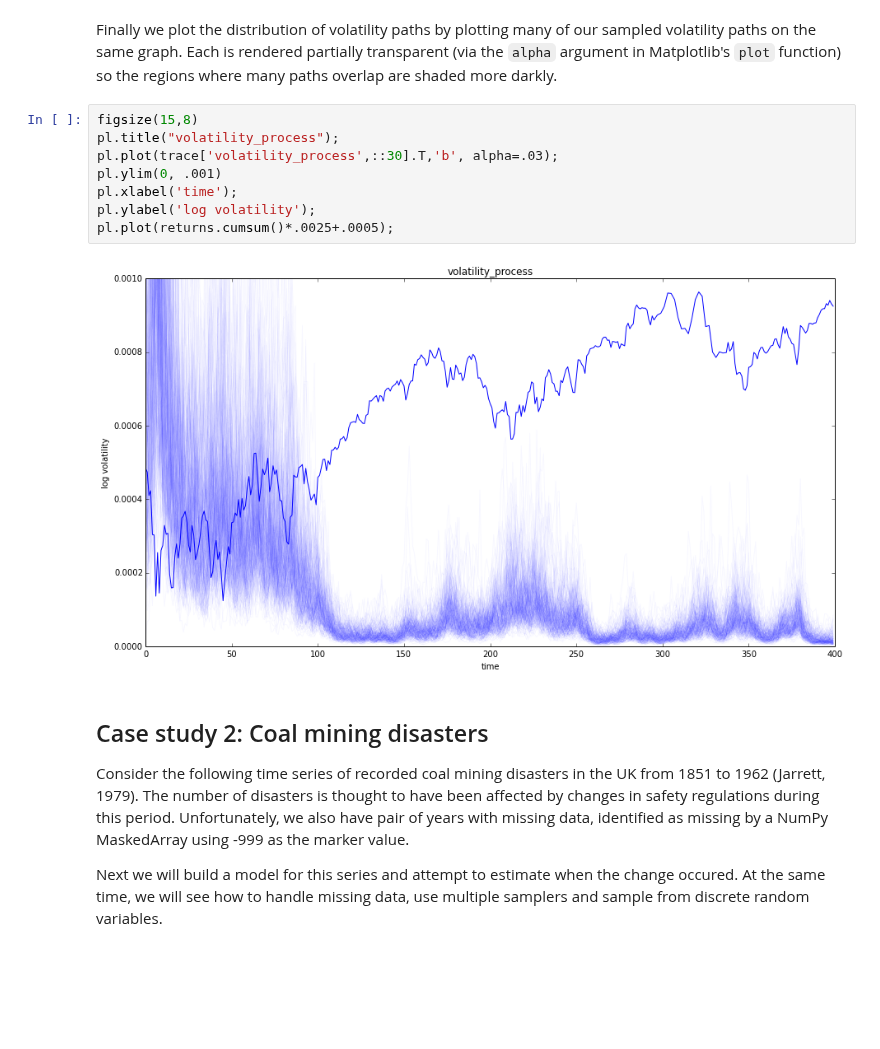
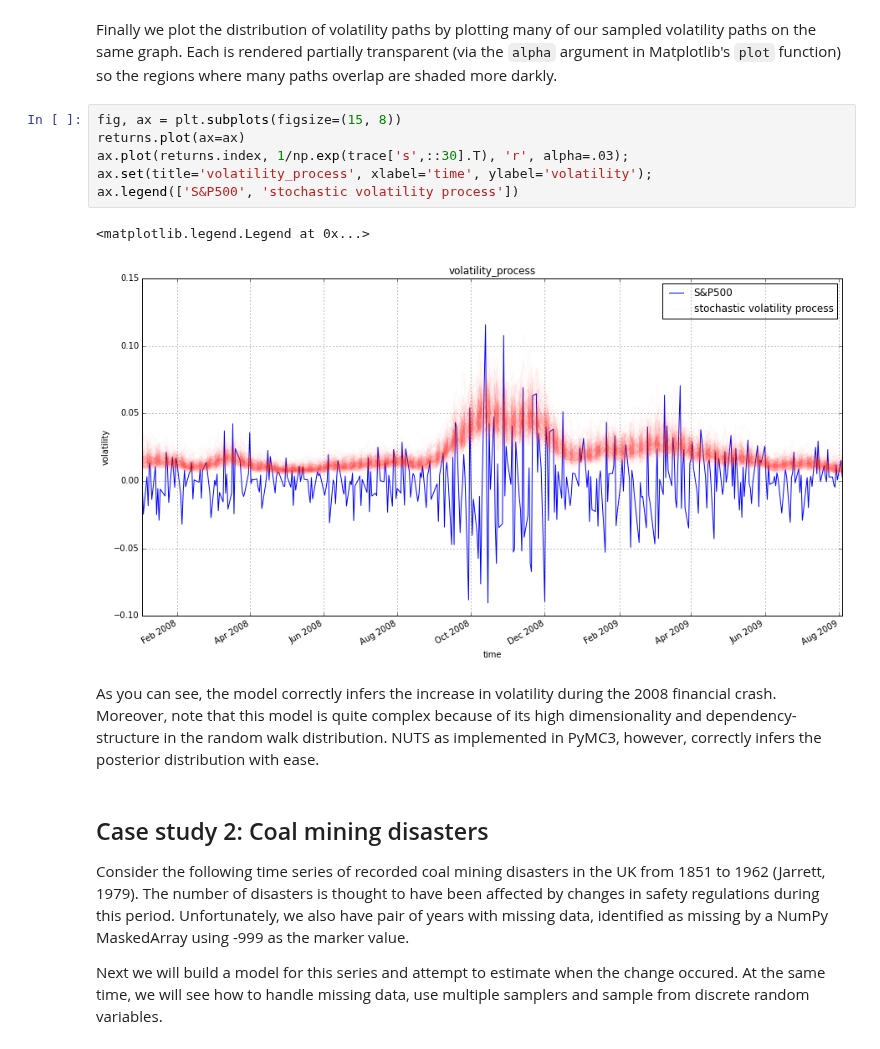
Before and after one commit to pymc-devs/uq_chapter, a Jupyter notebook: reference/UQ Handbook Chapter.ipynb, the cells around one changed output. Cells and saved outputs as stored; diff of their text form; blank space fills up the shorter version.

```diff
--- a/reference/UQ Handbook Chapter.ipynb
+++ b/reference/UQ Handbook Chapter.ipynb
@@ -368,15 +372,16 @@ traceplot(trace, [nu, sigma]);
 # %% [markdown]
 Finally we plot the distribution of volatility paths by plotting many of our sampled volatility paths on the same graph. Each is rendered partially transparent (via the `alpha` argument in Matplotlib's `plot` function) so the regions where many paths overlap are shaded more darkly.
-# %%
-figsize(15,8)
-pl.title("volatility_process");
-pl.plot(trace['volatility_process',::30].T,'b', alpha=.03);
-pl.ylim(0, .001)
-pl.xlabel('time');
-pl.ylabel('log volatility');
-pl.plot(returns.cumsum()*.0025+.0005);
-# %% [output]
-[figure, removed]
+# %%
+fig, ax = plt.subplots(figsize=(15, 8))
+returns.plot(ax=ax)
+ax.plot(returns.index, 1/np.exp(trace['s',::30].T), 'r', alpha=.03);
+ax.set(title='volatility_process', xlabel='time', ylabel='volatility');
+ax.legend(['S&P500', 'stochastic volatility process'])
+# %% [output]
+<matplotlib.legend.Legend at 0x...>
+[figure, added]
+# %% [markdown]
+As you can see, the model correctly infers the increase in volatility during the 2008 financial crash. Moreover, note that this model is quite complex because of its high dimensionality and dependency-structure in the random walk distribution. NUTS as implemented in PyMC3, however, correctly infers the posterior distribution with ease.
 # %% [markdown]
 ## Case study 2: Coal mining disasters
 
```
Also changed, not shown: parts of 20 cells of this notebook, 1 other file.
